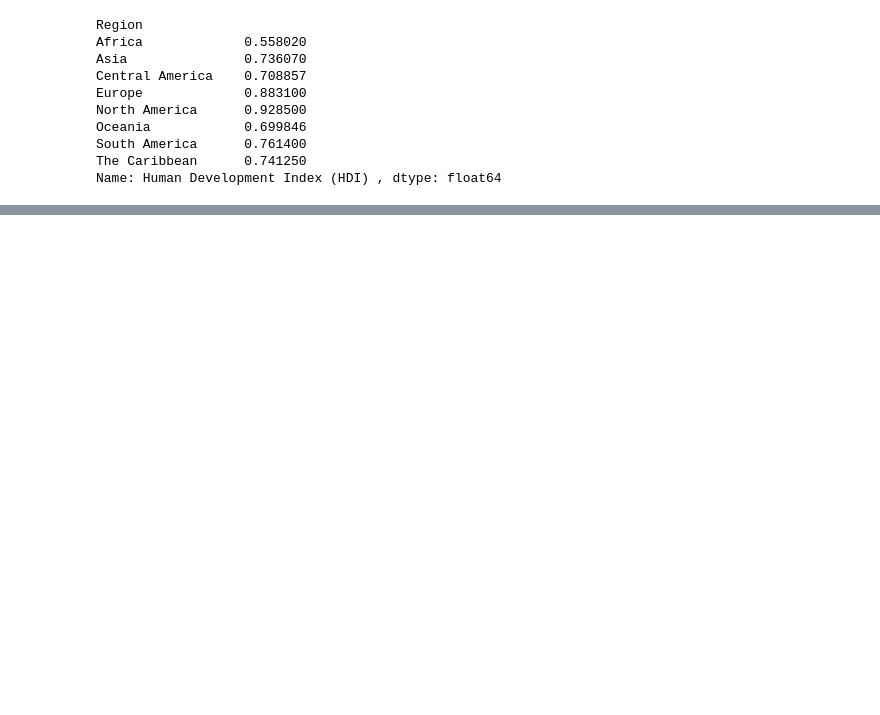
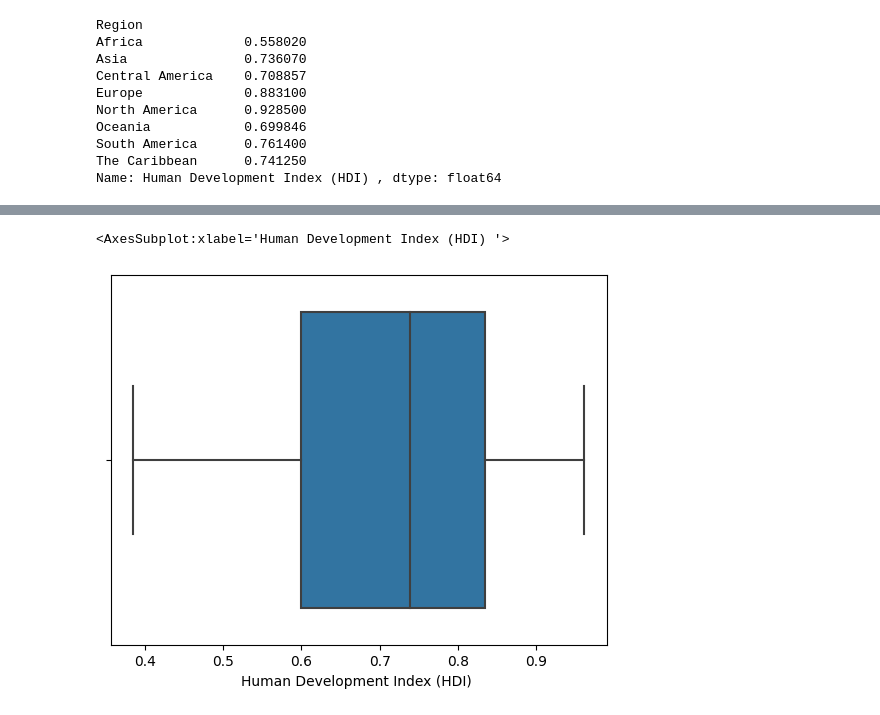
Before and after one commit to latifkara/dataScienceProjects, a Jupyter notebook: Human-Development-Index/HumanIndex.ipynb, the cells around one changed output, grey strips where cells are left out. Drawn from its saved outputs; the diff is of its cells as text; code cells hidden in the pictures; blank space fills up the shorter version.

```diff
--- a/Human-Development-Index/HumanIndex.ipynb
+++ b/Human-Development-Index/HumanIndex.ipynb
@@ -355,5 +348,6 @@ South America      0.761400
 The Caribbean      0.741250
 Name: Human Development Index (HDI) , dtype: float64
 # %%
-data.groupby('Region')['GNI per capita rank minus HDI rank '].mean()
+data['GNI per capita rank minus HDI rank'] = data['GNI per capita rank minus HDI rank'].replace('..', np.nan).astype(float)
+data.groupby('Region')['GNI per capita rank minus HDI rank'].mean()
 # %% [output]
@@ -360,0 +364,5 @@ KeyError: 'Column not found: GNI per capita rank minus HDI rank '
+# %%
+sns.boxplot(x=data['Human Development Index (HDI) '])
+# %% [output]
+<AxesSubplot:xlabel='Human Development Index (HDI) '>
+[figure, added]
```
Also changed, not shown: parts of 15 cells of this notebook.
